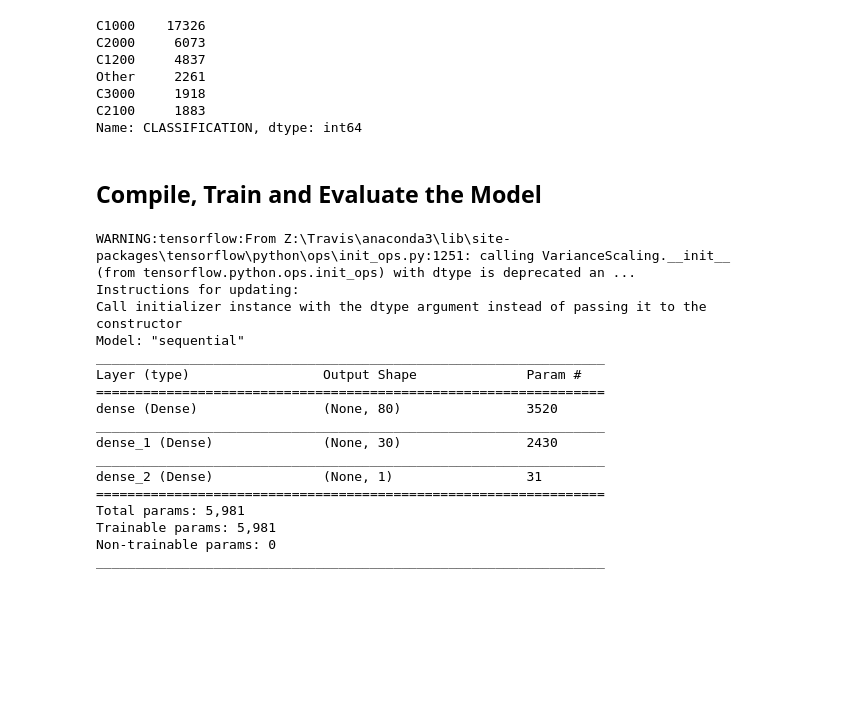
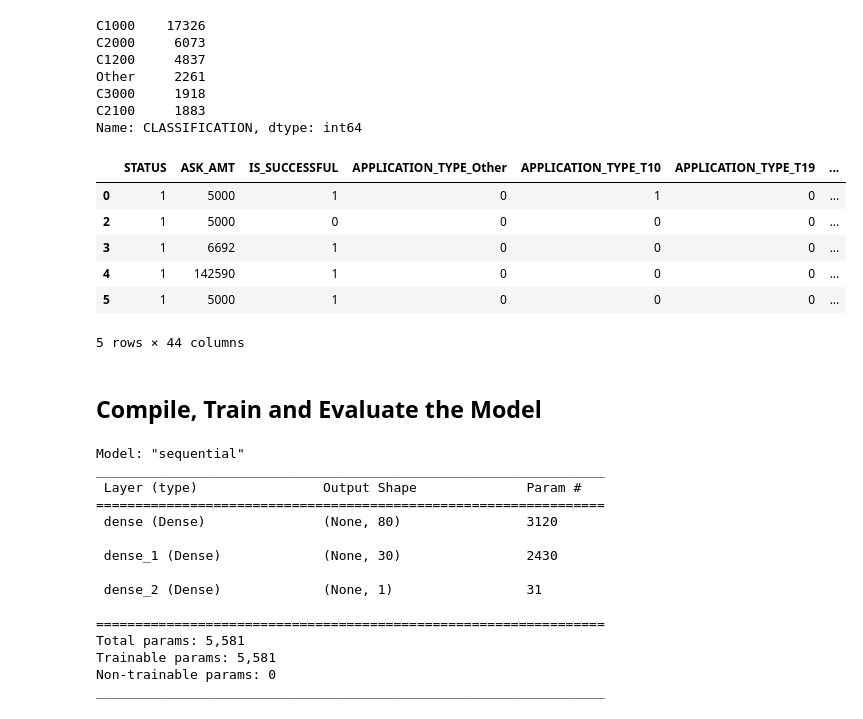
Before and after one commit to jakesb27/deep-learning-challenge, a Jupyter notebook: Deep Learning Challenge/Starter_Code.ipynb, the cells around one changed output. Cells and saved outputs as stored; diff of their text form; code cells hidden in the pictures; blank space fills up the shorter version.

```diff
--- a/Deep Learning Challenge/Starter_Code.ipynb
+++ b/Deep Learning Challenge/Starter_Code.ipynb
@@ -141,6 +141,15 @@ C2100     1883
 Name: CLASSIFICATION, dtype: int64
 # %%
 # Convert categorical data to numeric with `pd.get_dummies`
-#  YOUR CODE GOES HERE
+application_df = pd.get_dummies(application_df)
+application_df.head()
+# %% [output]
+|  | STATUS | ASK_AMT | IS_SUCCESSFUL | APPLICATION_TYPE_Other | APPLICATION_TYPE_T10 | APPLICATION_TYPE_T19 | ... |
+| 0 | 1 | 5000 | 1 | 0 | 1 | 0 | ... |
+| 2 | 1 | 5000 | 0 | 0 | 0 | 0 | ... |
+| 3 | 1 | 6692 | 1 | 0 | 0 | 0 | ... |
+| 4 | 1 | 142590 | 1 | 0 | 0 | 0 | ... |
+| 5 | 1 | 5000 | 1 | 0 | 0 | 0 | ... |
+5 rows × 44 columns
 # %%
 # Split our preprocessed data into our features and target arrays
@@ -162,36 +172,38 @@ X_test_scaled = X_scaler.transform(X_test)
 ## Compile, Train and Evaluate the Model
 # %%
 # Define the model - deep neural net, i.e., the number of input features and hidden nodes for each layer.
-#  YOUR CODE GOES HERE
+input_features = len(X_train[0])
+hidden_nodes_1 = 80
+hidden_nodes_2 = 30
 
 nn = tf.keras.models.Sequential()
 
 # First hidden layer
-#  YOUR CODE GOES HERE
+nn.add(
+    tf.keras.layers.Dense(units=hidden_nodes_1, input_dim=input_features, activation='relu')
+)
 
 # Second hidden layer
-#  YOUR CODE GOES HERE
+nn.add(tf.keras.layers.Dense(units=hidden_nodes_2, activation='relu'))
 
 # Output layer
-#  YOUR CODE GOES HERE
+nn.add(tf.keras.layers.Dense(units=1, activation='sigmoid'))
 
 # Check the structure of the model
 nn.summary()
 # %% [output]
-WARNING:tensorflow:From Z:\Travis\anaconda3\lib\site-packages\tensorflow\python\ops\init_ops.py:1251: calling VarianceScaling.__init__ (from tensorflow.python.ops.init_ops) with dtype is deprecated an ...
-Instructions for updating:
-Call initializer instance with the dtype argument instead of passing it to the constructor
 Model: "sequential"
 _________________________________________________________________
-Layer (type)                 Output Shape              Param #
+ Layer (type)                Output Shape              Param #
 =================================================================
-dense (Dense)                (None, 80)                3520
-_________________________________________________________________
-dense_1 (Dense)              (None, 30)                2430
-_________________________________________________________________
-dense_2 (Dense)              (None, 1)                 31
+ dense (Dense)               (None, 80)                3120
+
+ dense_1 (Dense)             (None, 30)                2430
+
+ dense_2 (Dense)             (None, 1)                 31
+
 =================================================================
-Total params: 5,981
-Trainable params: 5,981
+Total params: 5,581
+Trainable params: 5,581
 Non-trainable params: 0
 _________________________________________________________________
```
Also changed, not shown: parts of 7 cells of this notebook, 1 other file.
